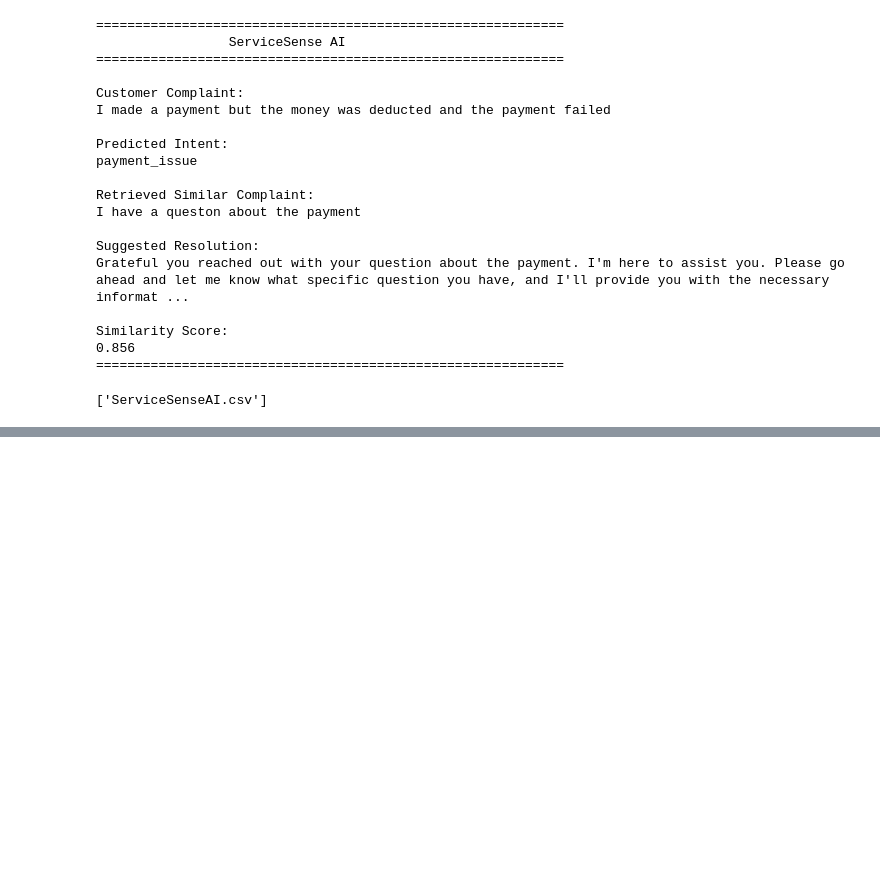
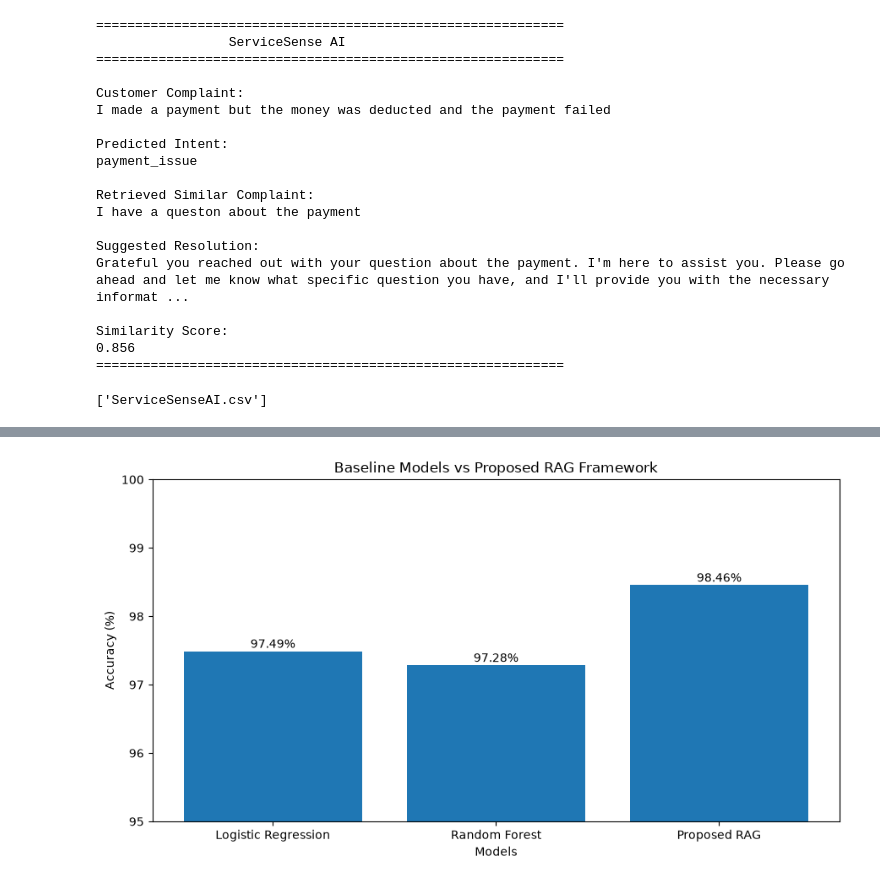
Before and after one commit to dhaslimn2025mtechds-cpu/ServiceSense-AI, a Jupyter notebook: ServiceSense_AI.ipynb, the cells around one changed output, grey strips where cells are left out. Saved outputs shown, nothing was run; the diff lists cells and outputs as text; code cells hidden in the pictures; blank space fills up the shorter version.

Commit message:
Update ServiceSense AI Flipkart research demo

```diff
--- a/ServiceSense_AI.ipynb
+++ b/ServiceSense_AI.ipynb
@@ -1258,0 +1290,15 @@ print(os.listdir("data"))
+# %%
+# ============================================================
+# Research Experiment - Data Preparation
+# ============================================================
+
+research_df = df[
+    ["instruction", "category", "intent", "response"]
+].dropna().copy()
+
+print("Total samples:", len(research_df))
+print("Number of categories:", research_df["category"].nunique())
+print("Number of intents:", research_df["intent"].nunique())
+
+print("\nCategory Distribution:")
+print(research_df["category"].value_counts())
@@ -1258,0 +1696,47 @@ print(os.listdir("data"))
+# %%
+# ============================================================
+# Research Results Visualization
+# ============================================================
+
+import matplotlib.pyplot as plt
+
+models = [
+    "Logistic Regression",
+    "Random Forest",
+    "Proposed RAG"
+]
+
+accuracy_values = [
+    baseline_accuracy * 100,
+    rf_accuracy * 100,
+    rag_accuracy * 100
+]
+
+plt.figure(figsize=(9, 5))
+
+bars = plt.bar(
+    models,
+    accuracy_values
+)
+
+plt.title(
+    "Baseline Models vs Proposed RAG Framework"
+)
+
+plt.xlabel("Models")
+plt.ylabel("Accuracy (%)")
+
+plt.ylim(95, 100)
+
+for bar, value in zip(bars, accuracy_values):
+    plt.text(
+        bar.get_x() + bar.get_width() / 2,
+        value + 0.05,
+        f"{value:.2f}%",
+        ha="center"
+    )
+
+plt.tight_layout()
+plt.show()
+# %% [output]
+[figure, added]
```
Also changed, not shown: parts of 70 cells of this notebook, 5 other files.
